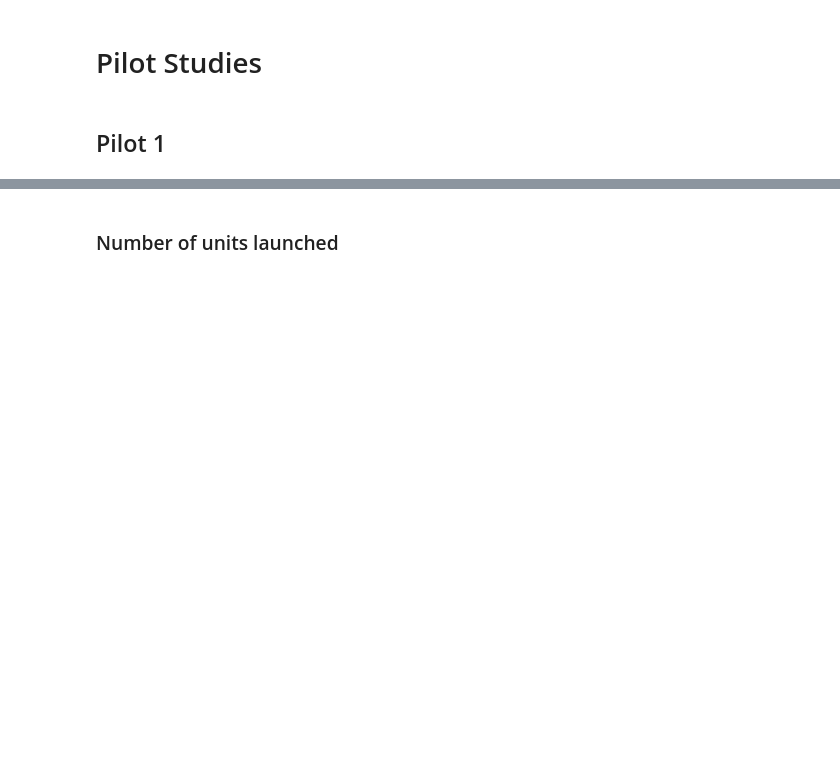
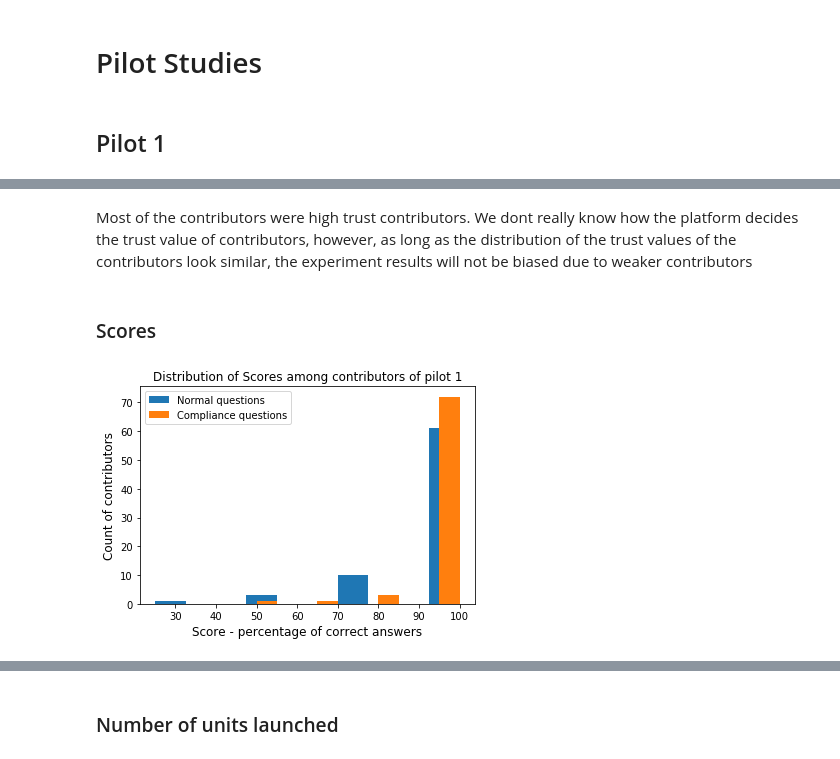
Before and after one commit to smferro54/W241_Final_Project, a Jupyter notebook: Final Project W241.ipynb, the cells around one changed output, grey strips where cells are left out. Drawn from its saved outputs; the diff is of its cells as text; code cells hidden in the pictures; blank space fills up the shorter version.

```diff
--- a/Final Project W241.ipynb
+++ b/Final Project W241.ipynb
@@ -27,0 +114,20 @@ evaluation = pd.read_csv('manipulated_data_evaluation_full_dropped.csv')
+# %% [markdown]
+Most of the contributors were high trust contributors. We dont really know how the platform decides the trust value of contributors, however, as long as the distribution of the trust values of the contributors look similar, the experiment results will not be biased due to weaker contributors
+# %% [markdown]
+### Scores
+# %%
+first_pilot['correct_pct'] = 100*first_pilot.label*first_pilot.please_select_the_sentiment_feeling_of_the_product_review \
+                        + 100*(1-first_pilot.label)*(1-first_pilot.please_select_the_sentiment_feeling_of_the_product_review)
+
+fp_sbs_norm = first_pilot[first_pilot._golden == False].groupby('_worker_id').mean() #Group by normal questions and get the means.
+fp_sbs_comp = first_pilot[first_pilot._golden == True].groupby('_worker_id').mean() #Group by normal questions and get the means.
+fp_sbs_norm.correct_pct.hist(label = "Normal questions");
+fp_sbs_comp.correct_pct.hist(label = "Compliance questions");
+plt.title('Distribution of Scores among contributors of pilot 1')
+plt.ylabel('Count of contributors', fontsize=12)
+plt.xlabel('Score - percentage of correct answers', fontsize=12)
+plt.legend()
+plt.grid()
+plt.show()
+# %% [output]
+[figure, added]
```
Also changed, not shown: parts of 27 cells of this notebook, 1 other file.
